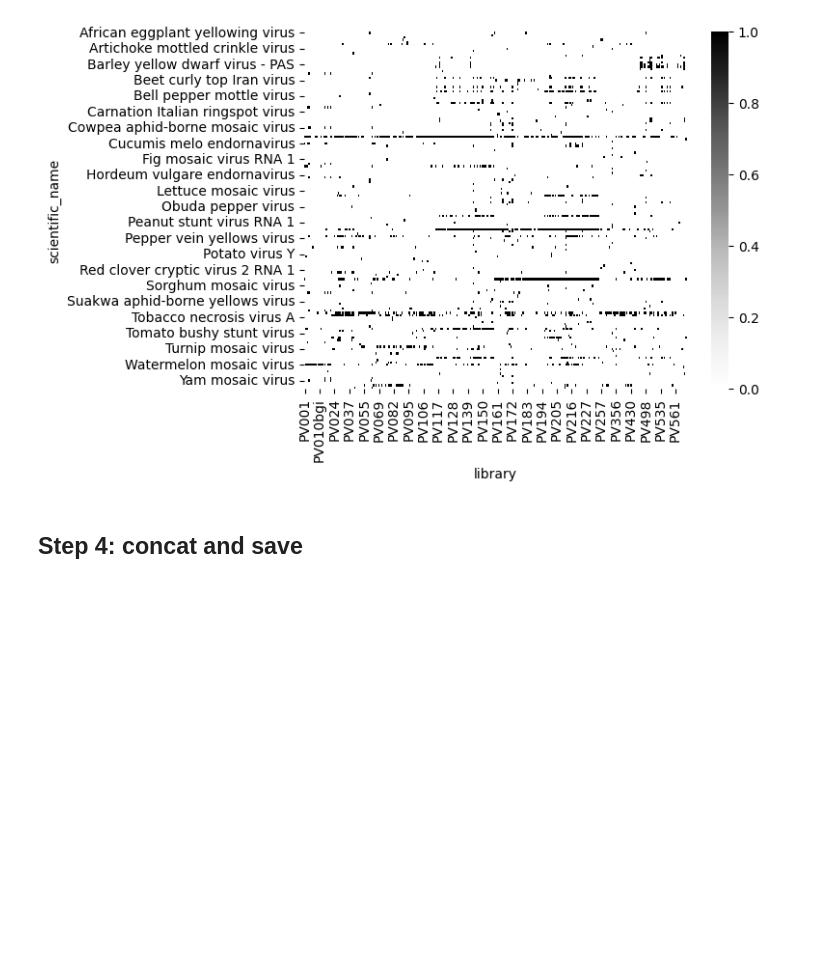
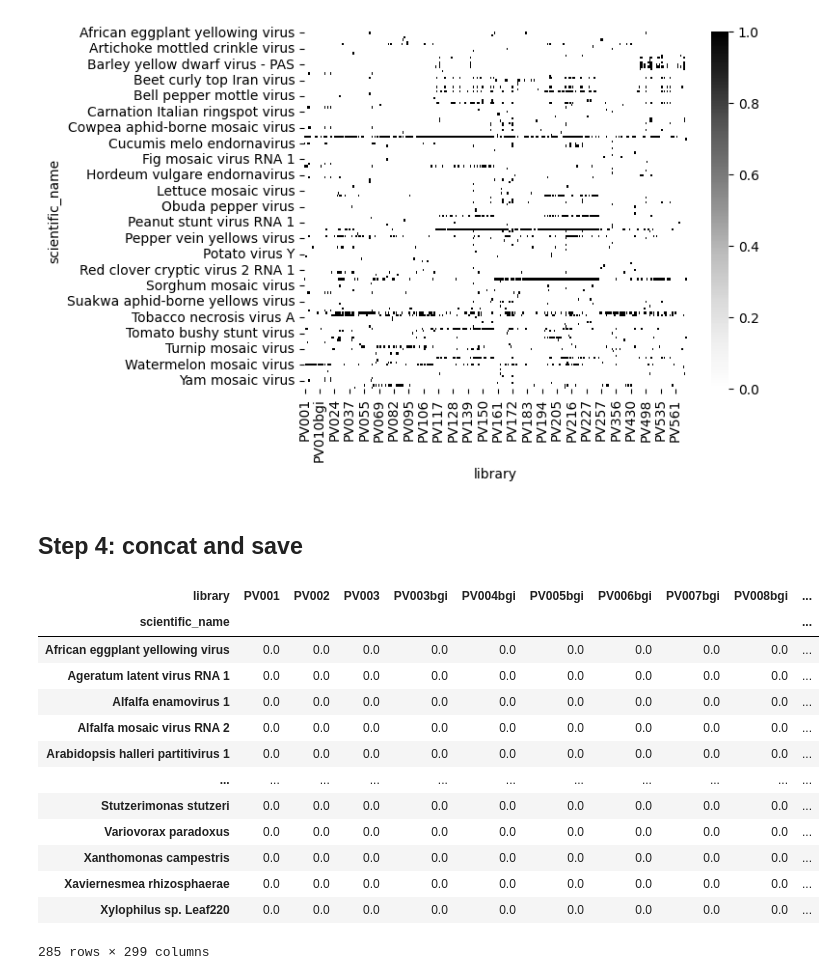
Before and after one commit to wilkinsonlab/miripvir25, a Jupyter notebook: analysis/prep-01.cooccurrence.ipynb, the cells around one changed output. Saved outputs shown, nothing was run; the diff lists cells and outputs as text; code cells hidden in the pictures; blank space fills up the shorter version.

```diff
--- a/analysis/prep-01.cooccurrence.ipynb
+++ b/analysis/prep-01.cooccurrence.ipynb
@@ -81,5 +81,22 @@ sns.heatmap(virus_hits_pvt, cmap='Grays')
 M = pd.concat([virus_hits_pvt, bacteria_hits_pvt]).fillna(0)
 assert(len(M) == 158 + 127) # To check that we have the same number of bacteria  virus
 M.to_csv("scratch/adjmat.virusbact-library.csv", sep=';')
+# %%
+M
+# %% [output]
+| library | PV001 | PV002 | PV003 | PV003bgi | PV004bgi | PV005bgi | PV006bgi | PV007bgi | PV008bgi | ... |
+| scientific_name |  |  |  |  |  |  |  |  |  | ... |
+| African eggplant yellowing virus | 0.0 | 0.0 | 0.0 | 0.0 | 0.0 | 0.0 | 0.0 | 0.0 | 0.0 | ... |
+| Ageratum latent virus RNA 1 | 0.0 | 0.0 | 0.0 | 0.0 | 0.0 | 0.0 | 0.0 | 0.0 | 0.0 | ... |
+| Alfalfa enamovirus 1 | 0.0 | 0.0 | 0.0 | 0.0 | 0.0 | 0.0 | 0.0 | 0.0 | 0.0 | ... |
+| Alfalfa mosaic virus RNA 2 | 0.0 | 0.0 | 0.0 | 0.0 | 0.0 | 0.0 | 0.0 | 0.0 | 0.0 | ... |
+| Arabidopsis halleri partitivirus 1 | 0.0 | 0.0 | 0.0 | 0.0 | 0.0 | 0.0 | 0.0 | 0.0 | 0.0 | ... |
+| ... | ... | ... | ... | ... | ... | ... | ... | ... | ... | ... |
+| Stutzerimonas stutzeri | 0.0 | 0.0 | 0.0 | 0.0 | 0.0 | 0.0 | 0.0 | 0.0 | 0.0 | ... |
+| Variovorax paradoxus | 0.0 | 0.0 | 0.0 | 0.0 | 0.0 | 0.0 | 0.0 | 0.0 | 0.0 | ... |
+| Xanthomonas campestris | 0.0 | 0.0 | 0.0 | 0.0 | 0.0 | 0.0 | 0.0 | 0.0 | 0.0 | ... |
+| Xaviernesmea rhizosphaerae | 0.0 | 0.0 | 0.0 | 0.0 | 0.0 | 0.0 | 0.0 | 0.0 | 0.0 | ... |
+| Xylophilus sp. Leaf220 | 0.0 | 0.0 | 0.0 | 0.0 | 0.0 | 0.0 | 0.0 | 0.0 | 0.0 | ... |
+285 rows × 299 columns
 # %%
 db.conn.close()
```
Also changed, not shown: parts of 1 cell of this notebook, 22 other files.
